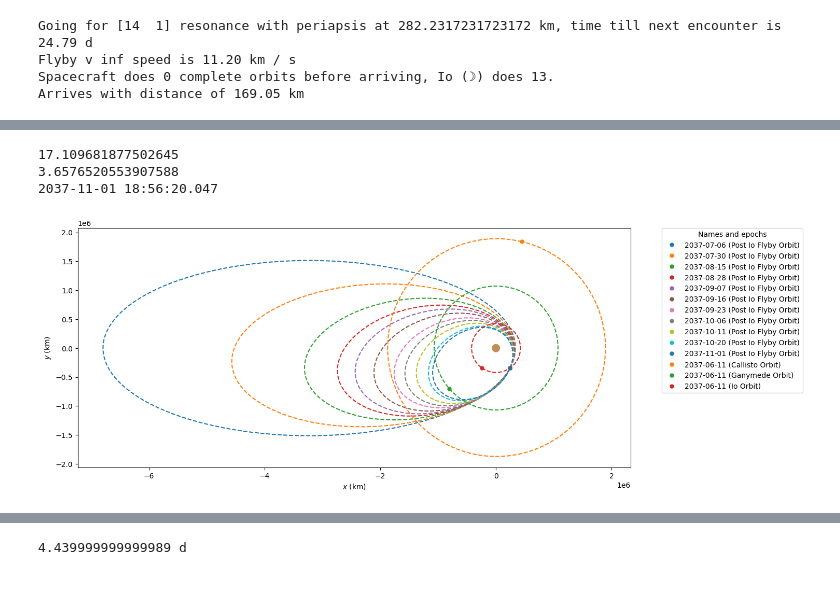
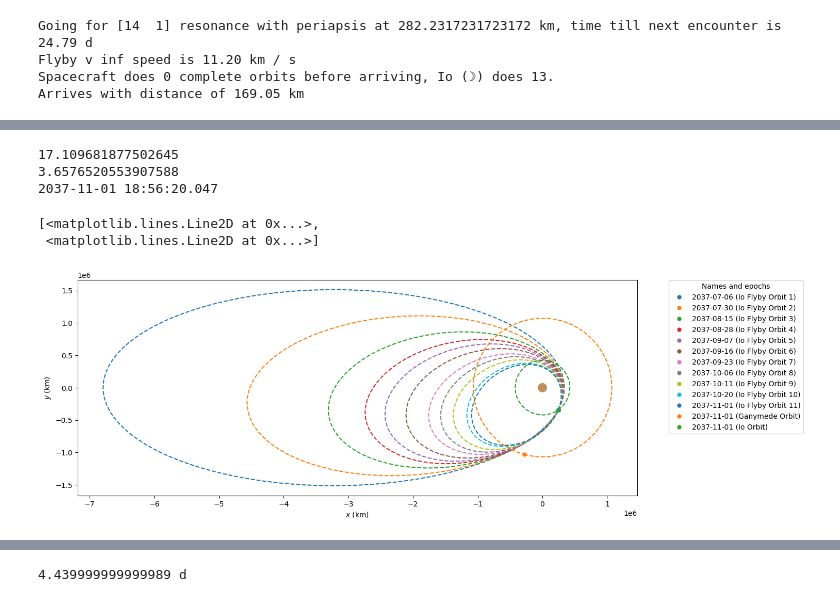
Before and after one commit to jackSN8/Starship_outer_planets_missions, a Jupyter notebook: jovian_grand_tour.ipynb, the cells around one changed output, grey strips where cells are left out. Cells and saved outputs as stored; diff of their text form; code cells hidden in the pictures.

```diff
--- a/jovian_grand_tour.ipynb
+++ b/jovian_grand_tour.ipynb
@@ -332,19 +487,22 @@ Flyby 2
 # %%
 plotter=StaticOrbitPlotter(plane=Planes.EARTH_ECLIPTIC)
-for orb in orbits_post_io:
-    plotter.plot(orb, label="Post Io Flyby Orbit")
-plotter.plot(callisto_orb, label="Callisto Orbit")
-plotter.plot(ganymede_orb, label="Ganymede Orbit")
-plotter.plot(io_orb, label="Io Orbit")
+for i,orb in enumerate(orbits_post_io):
+    plotter.plot(orb, label=f"Io Flyby Orbit {i+1}")
+# plotter.plot(callisto_orb, label="Callisto Orbit")
+
 print((orbits_post_io[-1].r_a/Jupiter.R).to(u.one))
 print((orbits_post_io[-1].r_p/Jupiter.R).to(u.one))
 
 search_for_ganymede_1_date=orbits_post_io[-1].epoch
 starship_post_io=orbits_post_io[-1]
 print(search_for_ganymede_1_date)
+plotter.plot(ganymede_orb.propagate(search_for_ganymede_1_date), label="Ganymede Orbit")
+plotter.plot(io_orb.propagate(search_for_ganymede_1_date), label="Io Orbit")
 # %% [output]
 17.109681877502645
 3.6576520553907588
 2037-11-01 18:56:20.047
+[<matplotlib.lines.Line2D at 0x...>,
+ <matplotlib.lines.Line2D at 0x...>]
-[figure, old version]
+[figure, new version]
 # %%
```
Also changed, not shown: parts of 25 cells of this notebook, 1 other file.
